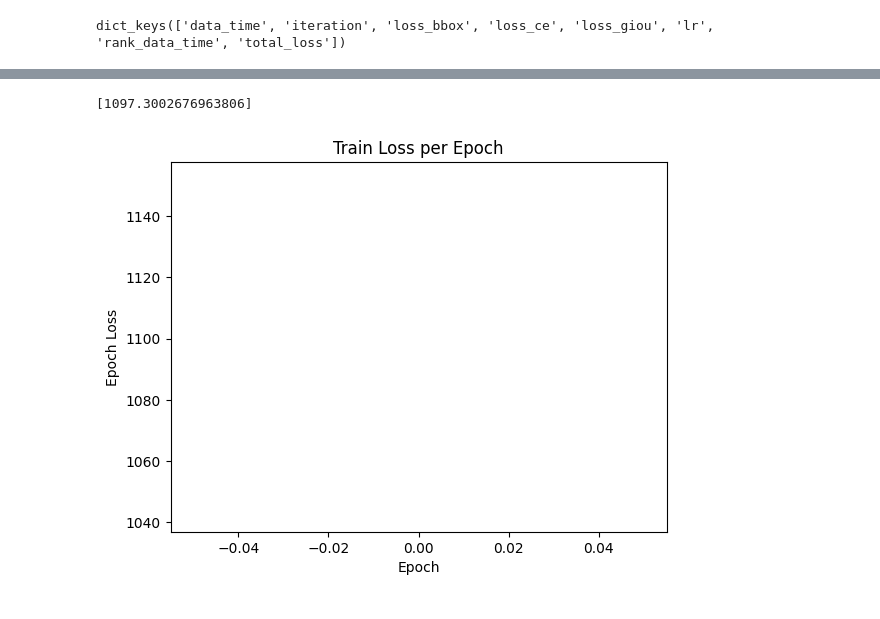
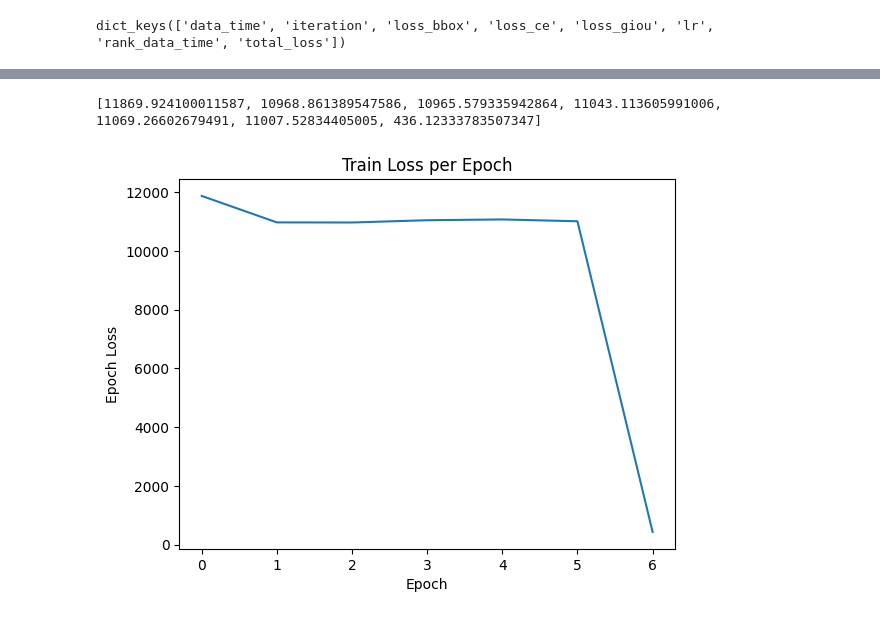
Before and after one commit to Lotto98/DL4NLP_project, a Jupyter notebook: plots.ipynb, the cells around one changed output, grey strips where cells are left out. Saved outputs shown, nothing was run; the diff lists cells and outputs as text; code cells hidden in the pictures.

```diff
--- a/plots.ipynb
+++ b/plots.ipynb
@@ -29,19 +36,19 @@ plt.show()
 # %%
 #sum total loss every tot iterations
-epoch_size = 1000
+epoch_size = 2093
 loss_per_epoch = [sum(total_loss[i:i+epoch_size]) for i in range(0, len(total_loss), epoch_size if epoch_size > 0 else 1)]
 epochs = [i for i in range(0, len(loss_per_epoch))]
 
 print(loss_per_epoch)
 
 plt.plot(epochs, loss_per_epoch)
 plt.xlabel('Epoch')
 plt.ylabel('Epoch Loss')
 plt.title('Train Loss per Epoch')
 plt.show()
 # %% [output]
-[1097.3002676963806]
+[11869.924100011587, 10968.861389547586, 10965.579335942864, 11043.113605991006, 11069.26602679491, 11007.52834405005, 436.12333783507347]
-[figure, old version]
+[figure, new version]
 # %%
 total_loss_val = [metric.get('total_loss', None) for metric in metrics_val]
 iterations_val = [e for e in range(0, len(total_loss_val))]
```
Also changed, not shown: parts of 8 cells of this notebook, 1 other file.
